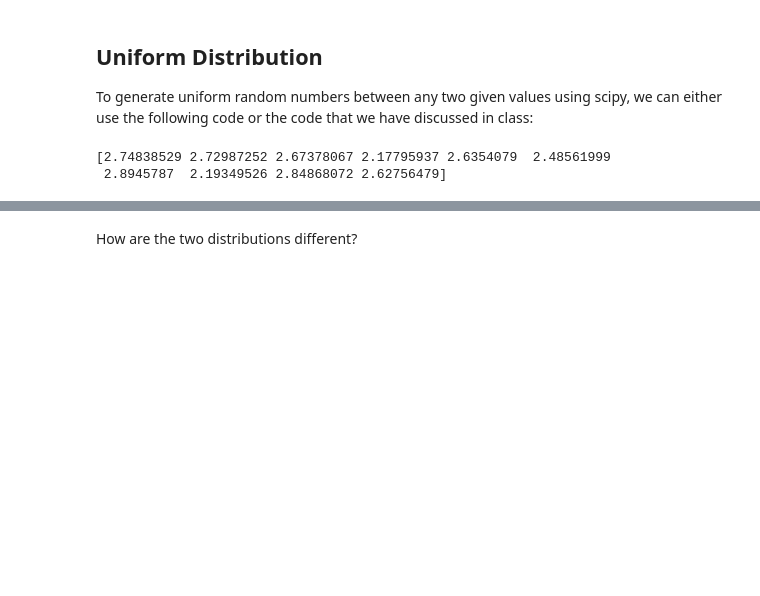
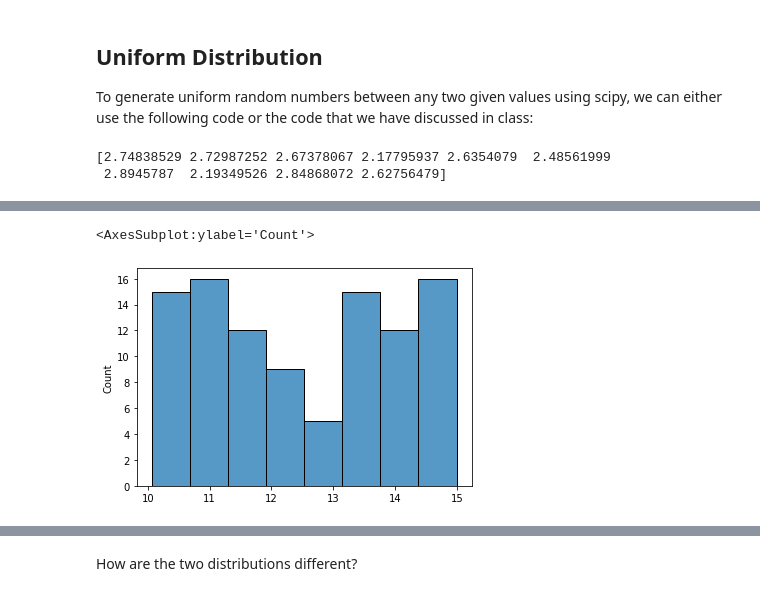
Before and after one commit to Ironhack-Data-Madrid-Marzo-2021/lab-continuous-probability-distribution, a Jupyter notebook: your-code/main.ipynb, the cells around one changed output, grey strips where cells are left out. Drawn from its saved outputs; the diff is of its cells as text; code cells hidden in the pictures; blank space fills up the shorter version.

```diff
--- a/your-code/main.ipynb
+++ b/your-code/main.ipynb
@@ -58,4 +58,7 @@ r2 = random_uniform(10,60,1_000)
 # %%
 import seaborn as sns
 # %%
-sns.histplot(x = )
+sns.histplot(x = r1, palette="Blues")
+# %% [output]
+<AxesSubplot:ylabel='Count'>
+[figure, added]
```
Also changed, not shown: parts of 28 cells of this notebook.
